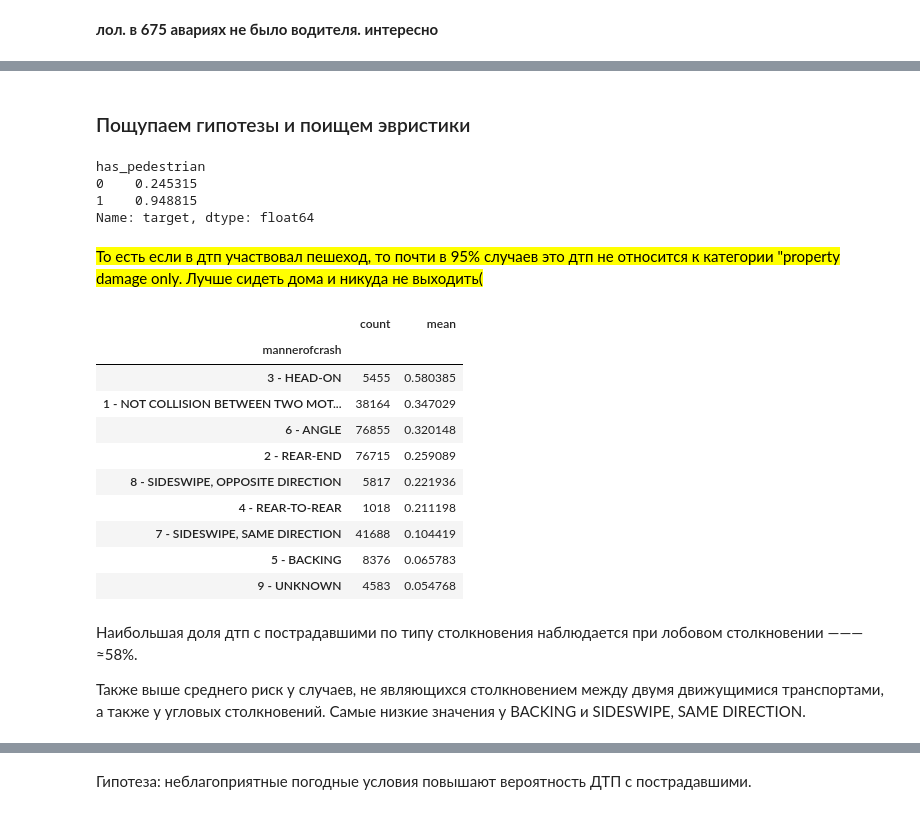
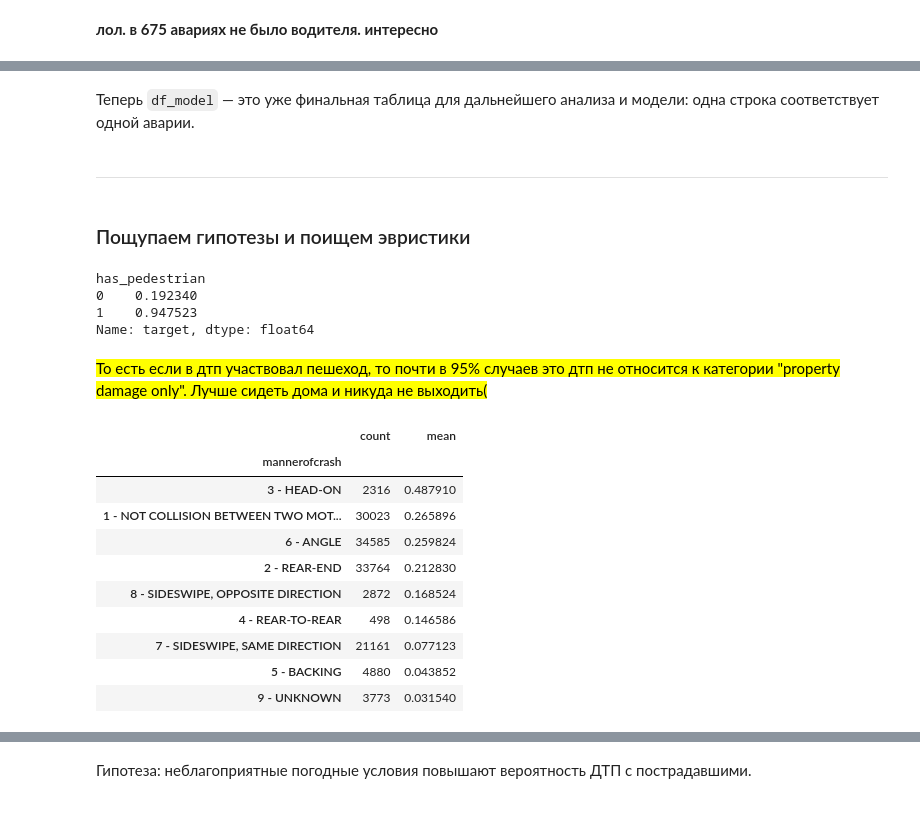
Before and after one commit to tdrkn/GP5, a Jupyter notebook: 1/GP5_1.ipynb, the cells around one changed output, grey strips where cells are left out. Cells and saved outputs as stored; diff of their text form; code cells hidden in the pictures.

Commit message:
eda is almost done. there are a few things are left

```diff
--- a/1/GP5_1.ipynb
+++ b/1/GP5_1.ipynb
@@ -341,6 +442,0 @@ df[['num_males', 'num_females']]
-# %%
-df['has_bus'] = g['unittype'].transform(lambda x: int(x.astype(str).str.contains('BUS', case=False, na=False).any()))
-df['has_motorcycle'] = g['unittype'].transform(lambda x: int(x.astype(str).str.contains('MOTORCYCLE', case=False, na=False).any()))
-df['has_bicycle'] = g['unittype'].transform(lambda x: int(x.astype(str).str.contains('BICYCLE', case=False, na=False).any()))
-
-df[['has_bus', 'has_motorcycle', 'has_bicycle']]
@@ -360,0 +445,24 @@ df[['has_bus', 'has_motorcycle', 'has_bicycle']]
+# %%
+crash_cols = [
+    'localreportno',
+    'latitude_x',
+    'longitude_x',
+    'community_council_neighborhood',
+    'cpd_neighborhood',
+    'crashdate',
+    'crashlocation',
+    'crashseverity',
+    'crashseverityid',
+    'dayofweek',
+    'lightconditionsprimary',
+    'mannerofcrash',
+    'roadconditionsprimary',
+    'roadcontour',
+    'roadsurface',
+    'sna_neighborhood',
+    'weather',
+    'target'
+]
+# %%
+df_crash = df[crash_cols].drop_duplicates('localreportno')
+df_crash.head()
@@ -360,0 +478,3 @@ df[['has_bus', 'has_motorcycle', 'has_bicycle']]
+# %%
+df_model = df_crash.merge(person_features, on='localreportno', how='left')
+df_model
@@ -361 +495,5 @@ df[['has_bus', 'has_motorcycle', 'has_bicycle']]
+# %% [markdown]
+Теперь `df_model` — это уже финальная таблица для дальнейшего анализа и модели: одна строка соответствует одной аварии.
+# %% [markdown]
+---
 # %%
@@ -363,26 +501,26 @@ px.histogram(df, x='target', title='распределение аварий бе
 # %% [markdown]
 ### Пощупаем гипотезы и поищем эвристики
 # %%
-df.groupby('has_pedestrian')['target'].mean()
+df_model.groupby('has_pedestrian')['target'].mean()
 # %% [output]
 has_pedestrian
-0    0.245315
-1    0.948815
+0    0.192340
+1    0.947523
 Name: target, dtype: float64
 # %% [markdown]
-<mark>То есть если в дтп участвовал пешеход, то почти в 95% случаев это дтп не относится к категории "property damage only. Лучше сидеть дома и никуда не выходить(</mark>
+<mark>То есть если в дтп участвовал пешеход, то почти в 95% случаев это дтп не относится к категории "property damage only". Лучше сидеть дома и никуда не выходить(</mark>
 # %%
-df.groupby('mannerofcrash')['target'].agg(['count', 'mean']).sort_values('mean', ascending=False)
+df_model.groupby('mannerofcrash')['target'].agg(['count', 'mean']).sort_values('mean', ascending=False)
 # %% [output]
 |  | count | mean |
 | mannerofcrash |  |  |
-| 3 - HEAD-ON | 5455 | 0.580385 |
-| 1 - NOT COLLISION BETWEEN TWO MOT... | 38164 | 0.347029 |
-| 6 - ANGLE | 76855 | 0.320148 |
-| 2 - REAR-END | 76715 | 0.259089 |
-| 8 - SIDESWIPE, OPPOSITE DIRECTION | 5817 | 0.221936 |
-| 4 - REAR-TO-REAR | 1018 | 0.211198 |
-| 7 - SIDESWIPE, SAME DIRECTION | 41688 | 0.104419 |
-| 5 - BACKING | 8376 | 0.065783 |
-| 9 - UNKNOWN | 4583 | 0.054768 |
+| 3 - HEAD-ON | 2316 | 0.487910 |
+| 1 - NOT COLLISION BETWEEN TWO MOT... | 30023 | 0.265896 |
+| 6 - ANGLE | 34585 | 0.259824 |
+| 2 - REAR-END | 33764 | 0.212830 |
+| 8 - SIDESWIPE, OPPOSITE DIRECTION | 2872 | 0.168524 |
+| 4 - REAR-TO-REAR | 498 | 0.146586 |
+| 7 - SIDESWIPE, SAME DIRECTION | 21161 | 0.077123 |
+| 5 - BACKING | 4880 | 0.043852 |
+| 9 - UNKNOWN | 3773 | 0.031540 |
 # %%
@@ -390,4 +528,0 @@ px.bar(df.groupby('mannerofcrash')['target'].agg(['count', 'mean']).reset_index(
-# %% [markdown]
-Наибольшая доля дтп с пострадавшими по типу столкновения наблюдается при лобовом столкновении ——— ≈58%.
-
-Также выше среднего риск у случаев, не являющихся столкновением между двумя движущимися транспортами, а также у угловых столкновений. Самые низкие значения у BACKING и SIDESWIPE, SAME DIRECTION.
```
Also changed, not shown: parts of 68 cells of this notebook.
